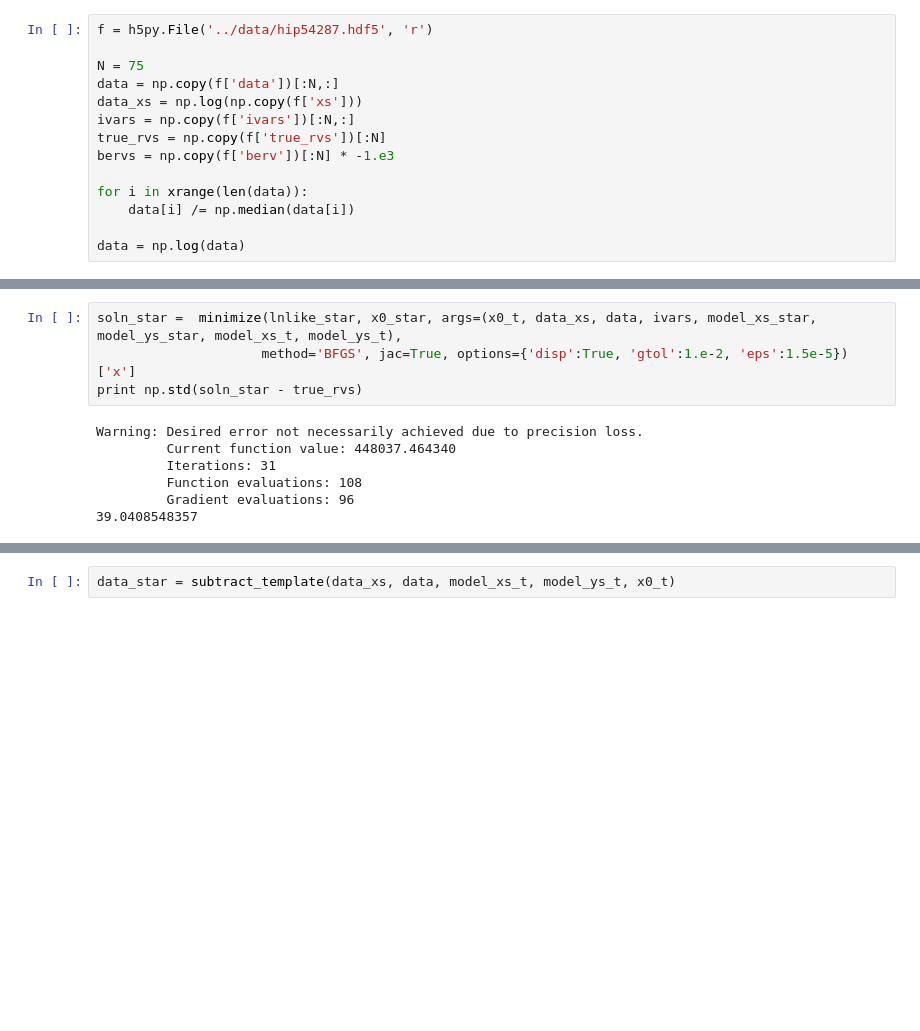
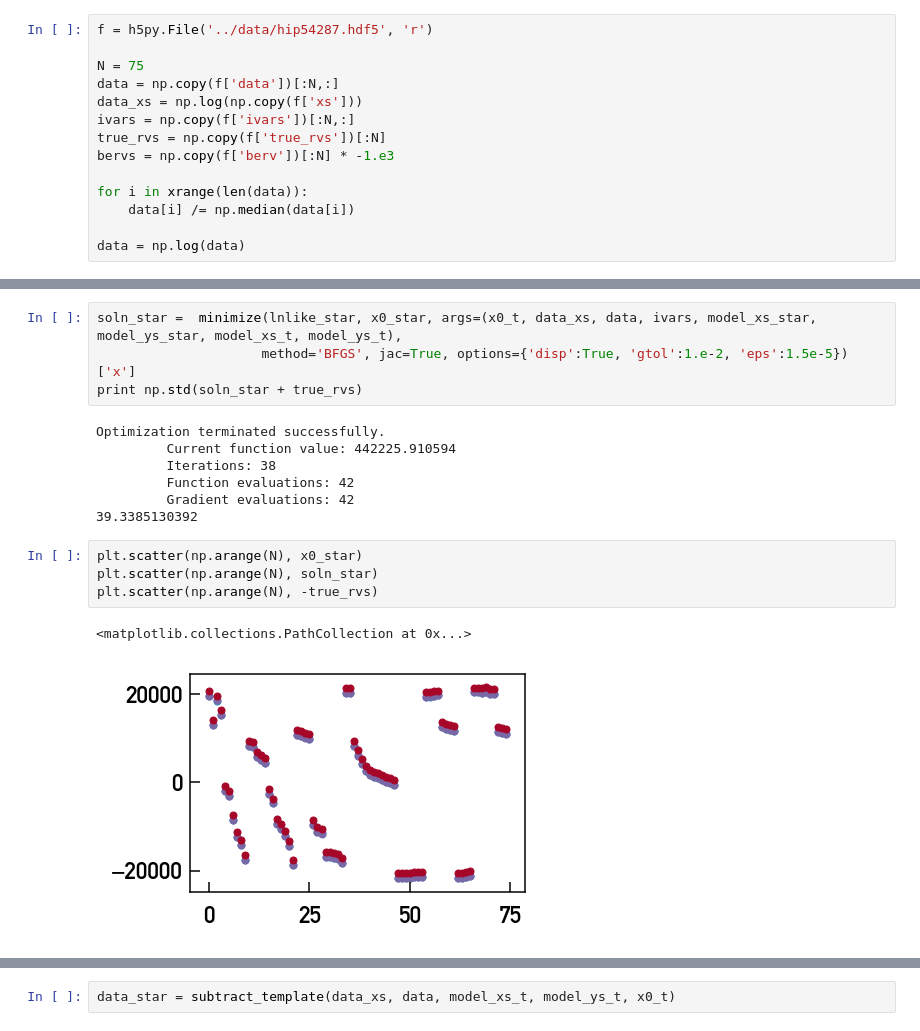
Before and after one commit to davidwhogg/Avast, a Jupyter notebook: notebooks/realdata_HIP54287_15A_Hoggrefactor.ipynb, the cells around one changed output, grey strips where cells are left out. Drawn from its saved outputs; the diff is of its cells as text; blank space fills up the shorter version.

```diff
--- a/notebooks/realdata_HIP54287_15A_Hoggrefactor.ipynb
+++ b/notebooks/realdata_HIP54287_15A_Hoggrefactor.ipynb
@@ -189,11 +330,18 @@ IndexError: too many indices for array
 # %%
 soln_star =  minimize(lnlike_star, x0_star, args=(x0_t, data_xs, data, ivars, model_xs_star, model_ys_star, model_xs_t, model_ys_t),
                      method='BFGS', jac=True, options={'disp':True, 'gtol':1.e-2, 'eps':1.5e-5})['x']
-print np.std(soln_star - true_rvs)
+print np.std(soln_star + true_rvs)
 # %% [output]
-Warning: Desired error not necessarily achieved due to precision loss.
-         Current function value: 448037.464340
-         Iterations: 31
-         Function evaluations: 108
-         Gradient evaluations: 96
-39.0408548357
+Optimization terminated successfully.
+         Current function value: 442225.910594
+         Iterations: 38
+         Function evaluations: 42
+         Gradient evaluations: 42
+39.3385130392
+# %%
+plt.scatter(np.arange(N), x0_star)
+plt.scatter(np.arange(N), soln_star)
+plt.scatter(np.arange(N), -true_rvs)
+# %% [output]
+<matplotlib.collections.PathCollection at 0x...>
+[figure, added]
```
Also changed, not shown: parts of 22 cells of this notebook.
